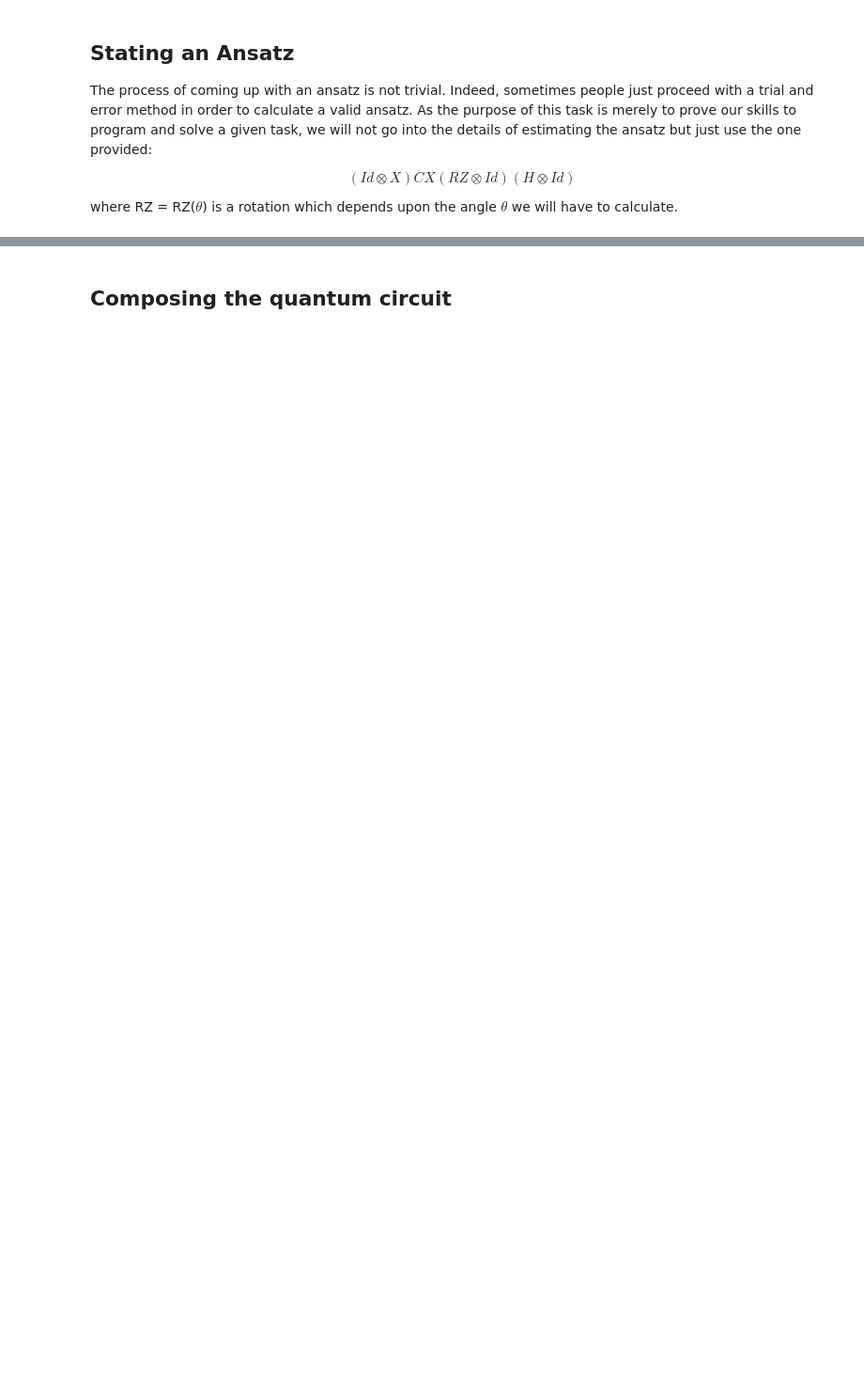
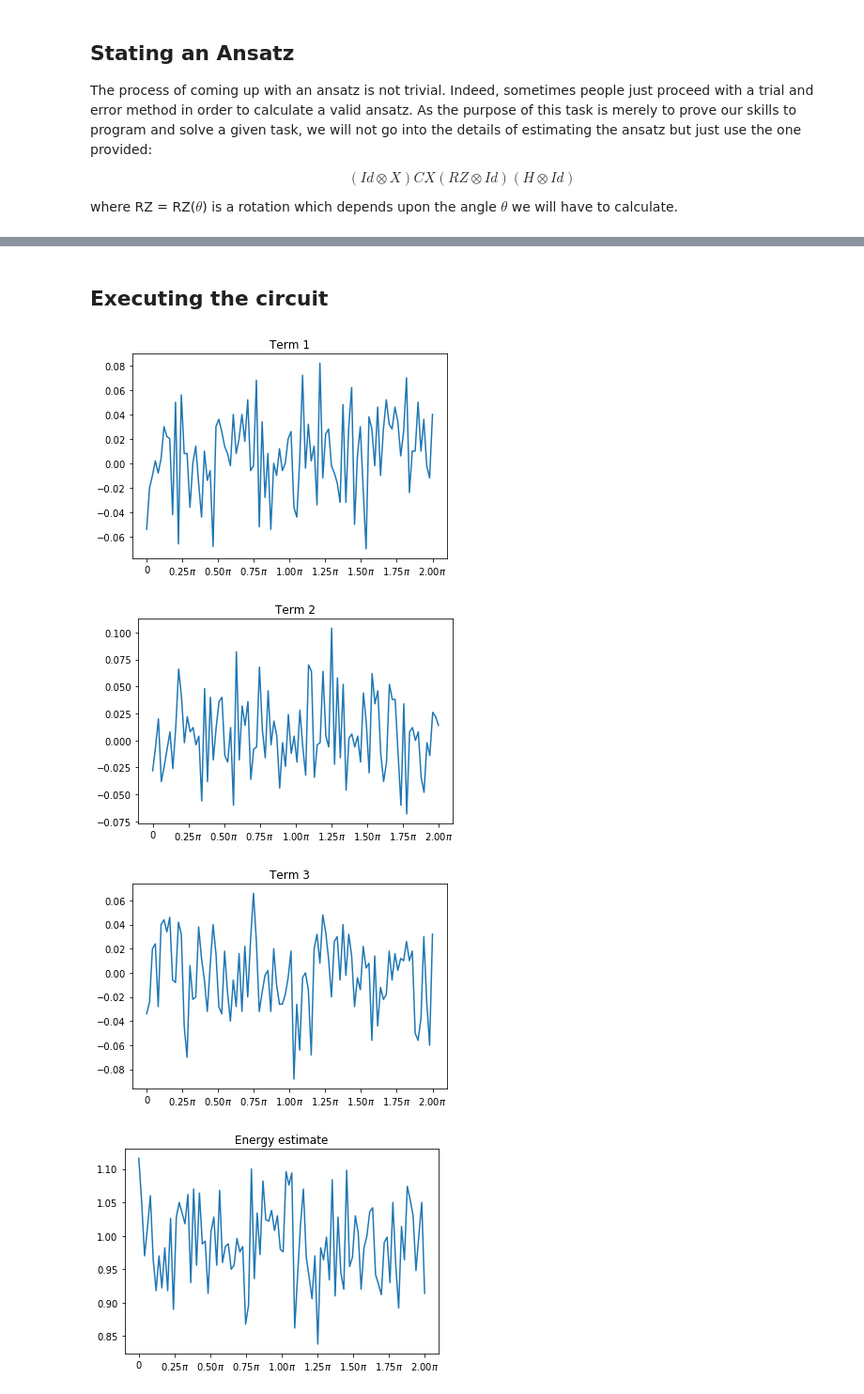
Before and after one commit to Arturacu/Quantum-exercises, a Jupyter notebook: Task 4.ipynb, the cells around one changed output, grey strips where cells are left out. Shown: that part at 94% size. Drawn from its saved outputs; the diff is of its cells as text; code cells hidden in the pictures; blank space fills up the shorter version.

```diff
--- a/Task 4.ipynb
+++ b/Task 4.ipynb
@@ -165,2 +276,47 @@ where RZ = RZ($\theta$) is a rotation which depends upon the angle $\theta$ we w
 # %% [markdown]
-## Composing the quantum circuit
+## Executing the circuit
+# %%
+energy_estimates = []
+term_1_list = []
+term_2_list = []
+term_3_list = []
+
+theta_values = np.linspace(0, 2*np.pi, 100)
+
+for theta in theta_values:
+
+    # Measure for X
+    quantum_module_I = quantum_module(theta, 'I')
+    quantum_module_X = quantum_module(theta, 'X')
+    quantum_module_Y = quantum_module(theta, 'Y')
+    quantum_module_Z = quantum_module(theta, 'Z')
+
+    aggregate_estimation = quantum_module_I - quantum_module_X - quantum_module_Y - quantum_module_Z
+
+    term_1_list.append(quantum_module_X)
+    term_2_list.append(quantum_module_Y)
+    term_3_list.append(quantum_module_Z)
+    energy_estimates.append(aggregate_estimation)
+# %%
+%matplotlib inline
+import matplotlib.pyplot as plt
+import matplotlib.ticker as tck
+def plot_values(x, y, title=None):
+    fig, ax = plt.subplots()
+    ax.xaxis.set_major_formatter(tck.FuncFormatter(
+           lambda val,pos: '{:.2f}$\pi$'.format(val/np.pi) if val !=0 else '0'
+        ))
+    ax.xaxis.set_major_locator(tck.MultipleLocator(base=np.pi/4))
+    ax.plot(x, y)
+    if title is not None:
+        ax.set_title(title)
+# %%
+plot_values(theta_values, term_1_list, "Term 1")
+plot_values(theta_values, term_2_list, "Term 2")
+plot_values(theta_values, term_3_list, "Term 3")
+plot_values(theta_values, energy_estimates, "Energy estimate")
+# %% [output]
+[figure, added]
+[figure, added]
+[figure, added]
+[figure, added]
```
Also changed, not shown: parts of 12 cells of this notebook.
